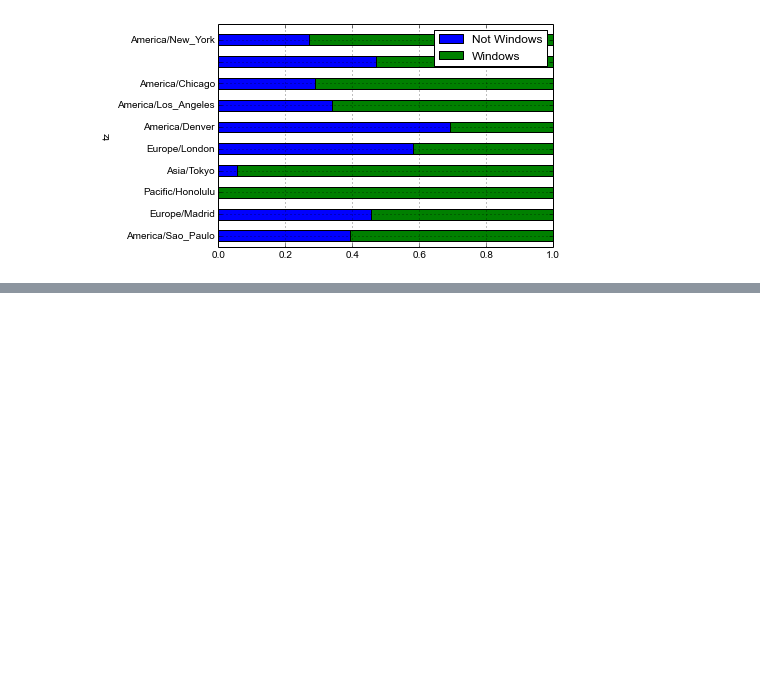
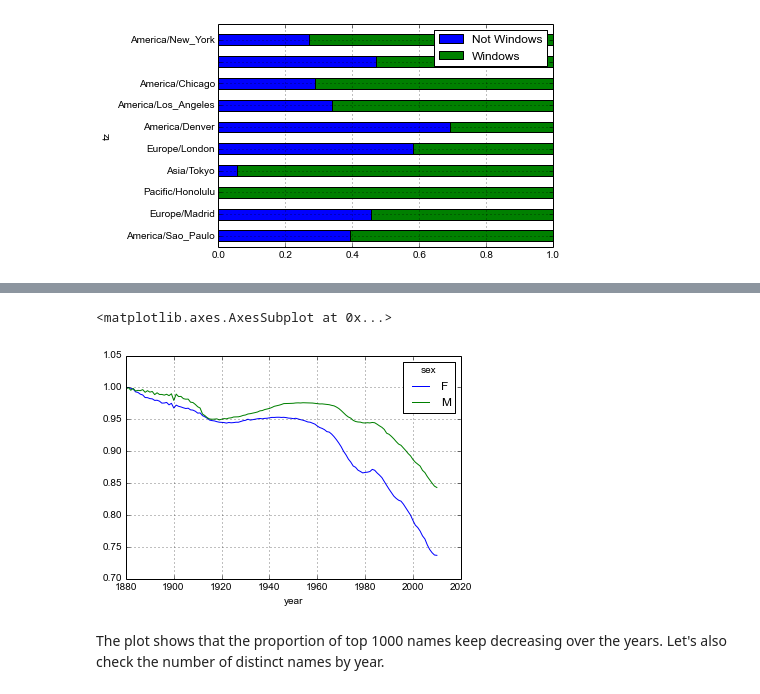
Before and after one commit to sefakilic/pydata-book, a Jupyter notebook: ch02/notebook.ipynb, the cells around one changed output, grey strips where cells are left out. Drawn from its saved outputs; the diff is of its cells as text; code cells hidden in the pictures; blank space fills up the shorter version.

```diff
--- a/ch02/notebook.ipynb
+++ b/ch02/notebook.ipynb
@@ -254,0 +597,9 @@ normed_subset.plot(kind='barh', stacked=True)
+# %%
+table = top1000.pivot_table('prop', rows='year', cols='sex', aggfunc=sum)
+table.plot()
+# %% [output]
+<matplotlib.axes.AxesSubplot at 0x...>
+[figure, added]
+# %% [markdown]
+The plot shows that the proportion of top 1000 names keep decreasing over the
+years. Let's also check the number of distinct names by year.
```
Also changed, not shown: parts of 58 cells of this notebook.
